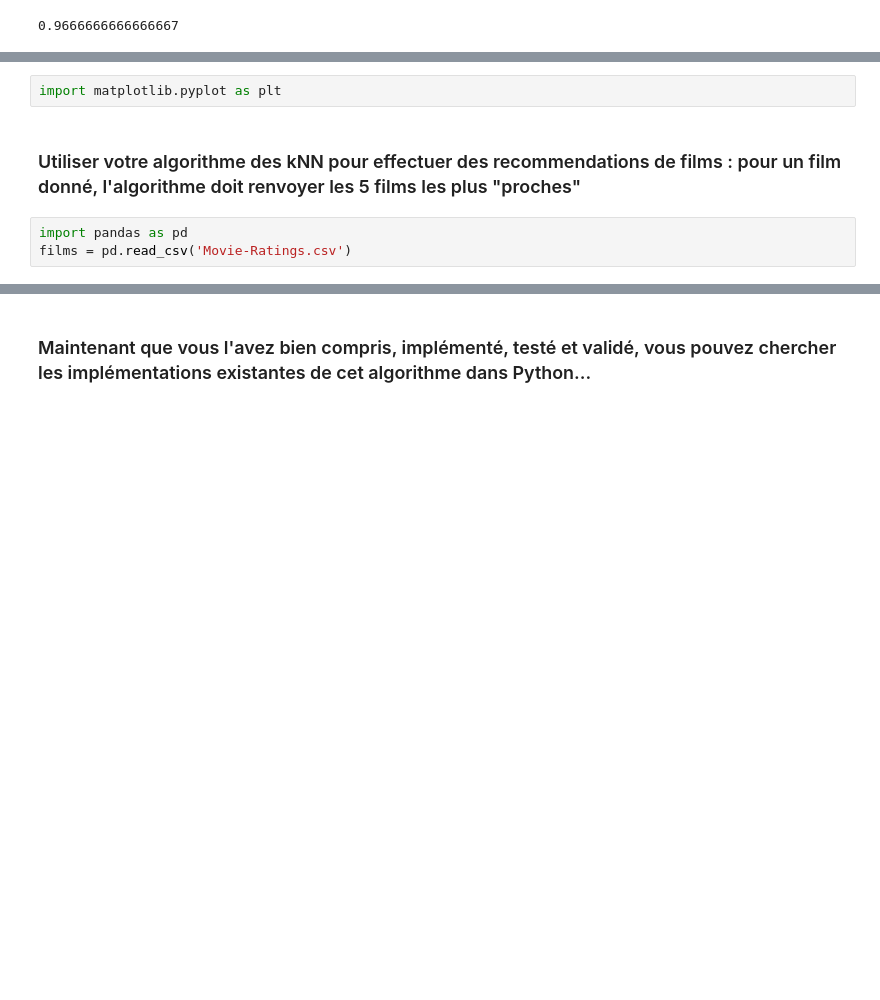
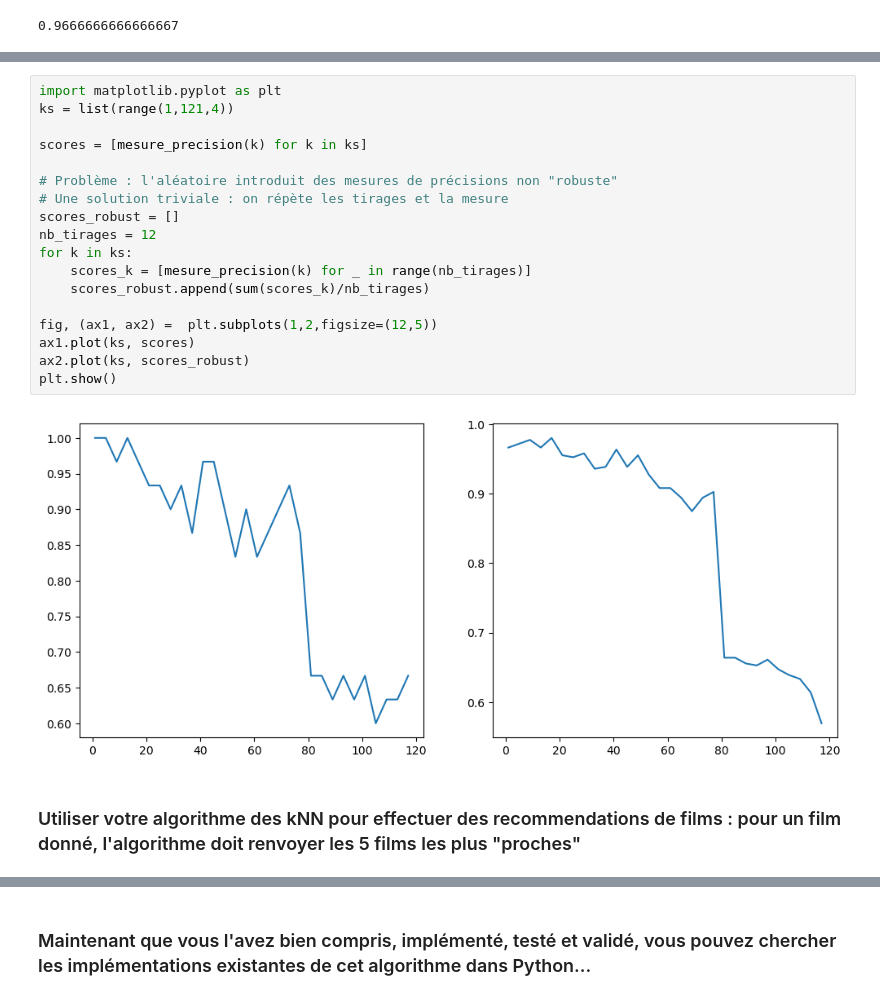
Before and after one commit to louiskuhn/IA-P3-Euskadi, a Jupyter notebook: Ressources/Machine Learning/k plus proches voisins (kNN)/Exos_kNN.ipynb, the cells around one changed output, grey strips where cells are left out. Cells and saved outputs as stored; diff of their text form; blank space fills up the shorter version.

```diff
--- a/Ressources/Machine Learning/k plus proches voisins (kNN)/Exos_kNN.ipynb
+++ b/Ressources/Machine Learning/k plus proches voisins (kNN)/Exos_kNN.ipynb
@@ -302,7 +301,22 @@ mesure_precision(5)
-# %%
-import matplotlib.pyplot as plt
+# %%
+import matplotlib.pyplot as plt
+ks = list(range(1,121,4))
+
+scores = [mesure_precision(k) for k in ks]
+
+# Problème : l'aléatoire introduit des mesures de précisions non "robuste"
+# Une solution triviale : on répète les tirages et la mesure
+scores_robust = []
+nb_tirages = 12
+for k in ks:
+    scores_k = [mesure_precision(k) for _ in range(nb_tirages)]
+    scores_robust.append(sum(scores_k)/nb_tirages)
+
+fig, (ax1, ax2) =  plt.subplots(1,2,figsize=(12,5))
+ax1.plot(ks, scores)
+ax2.plot(ks, scores_robust)
+plt.show()
+# %% [output]
+[figure, added]
 # %% [markdown]
 ### Utiliser votre algorithme des kNN pour effectuer des recommendations de films : pour un film donné, l'algorithme doit renvoyer les 5 films les plus "proches"
-# %%
-import pandas as pd
-films = pd.read_csv('Movie-Ratings.csv')
```
Also changed, not shown: parts of 12 cells of this notebook, 9 other files.
